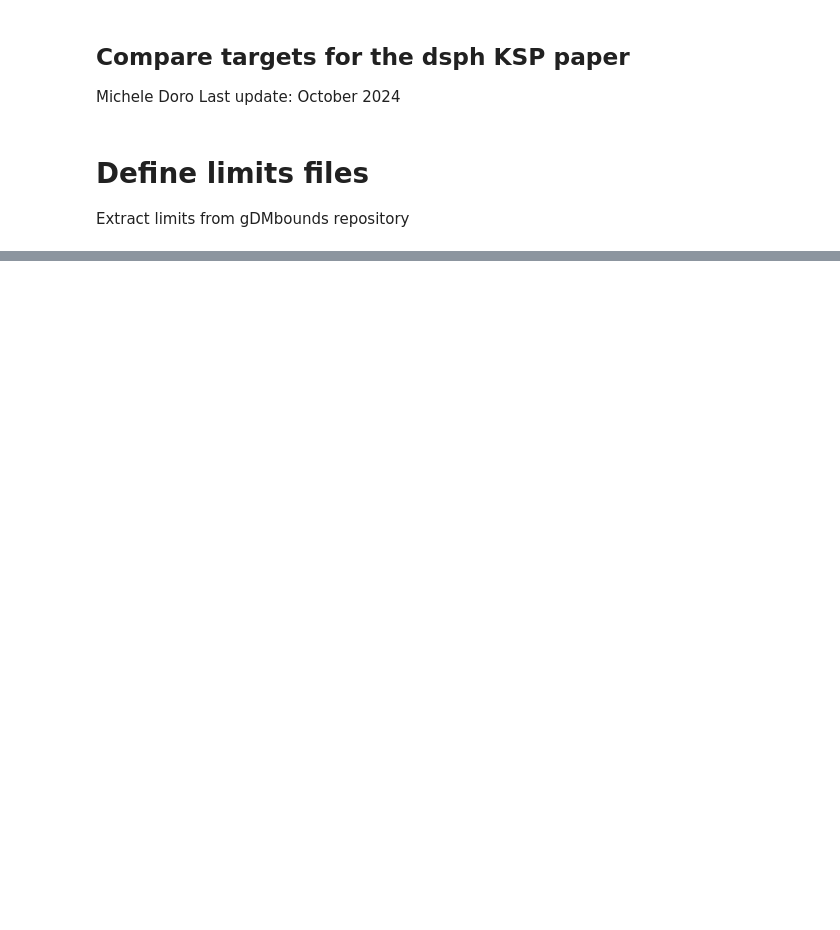
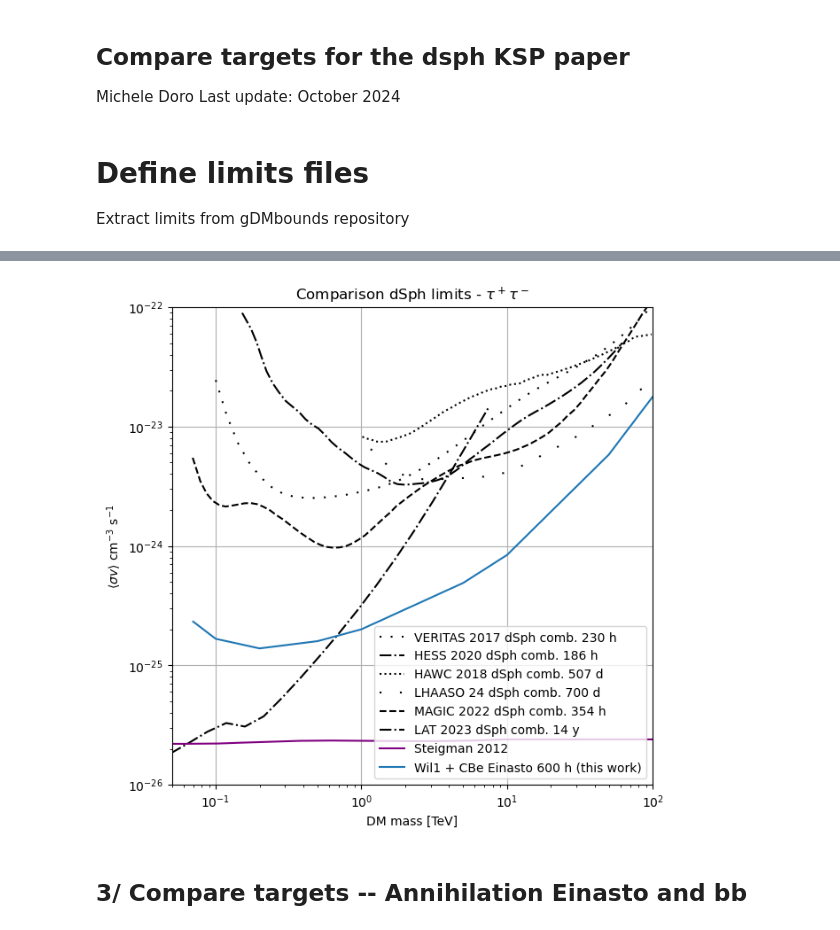
Before and after one commit to micheledoro/gDMbounds, a Jupyter notebook: sandbox/mdoro/makeplot_dsphKSP_compare_target.ipynb, the cells around one changed output, grey strips where cells are left out. Drawn from its saved outputs; the diff is of its cells as text; code cells hidden in the pictures; blank space fills up the shorter version.

```diff
--- a/sandbox/mdoro/makeplot_dsphKSP_compare_target.ipynb
+++ b/sandbox/mdoro/makeplot_dsphKSP_compare_target.ipynb
@@ -60,0 +64,42 @@ plt.legend(loc="lower right",ncol=1)
+# %%
+magic_22_mdsph_ann   = ascii.read(pathb + "magic/magic_2022_multidsph_ann_tautau.ecsv")
+hawc_18_mdsph_ann    = ascii.read(pathb + "hawc/hawc_2018_multidsph_ann_tautau_notri2.ecsv")
+hess_20_mdsph_ann    = ascii.read(pathb + "hess/hess_2020_multidsph_ann_tautau.ecsv")
+fermi_20_mdsph_ann   = ascii.read(pathb + "lat/lat_2020_multidsph_ann_tautau_oneD_frequentist.ecsv")
+fermi_23_mdsph_ann   = ascii.read(pathb + "lat/lat_2023_multidsph_ann_tautau_measured.ecsv")
+lhaaso_24_mdsph_ann  = ascii.read(pathb + "lhaaso/lhaaso_2024_multidsph_ann_tautau.ecsv")
+veritas_17_mdsph_ann = ascii.read(pathb +  "veritas/veritas_2017_multidsph_ann_tautau.ecsv")
+
+thiswork_stack_einasto_600_tautau = ascii.read(path + "sandbox/temp/dsphksp_combined_Wil1_and_CBe_Einasto_600h_tautau.csv")
+# %%
+plt.figure(figsize=(7,7))
+plt.xlabel("DM mass [TeV]")
+plt.ylabel(r"$\langle\sigma v \rangle$ cm$^{-3}$ s$^{-1}$")
+plt.xlim(5e-2,1e2)
+plt.ylim(1e-26,1e-22)
+plt.title(r'Comparison dSph limits - $\tau^+\tau^-$')
+#plt.title(r'Comparison dSph limits - $b\bar{b}$')
+
+
+plt.loglog(veritas_17_mdsph_ann['mass']*1e-3,veritas_17_mdsph_ann['sigmav'],color='k',linestyle=(0, (1, 5)),label="VERITAS 2017 dSph comb. 230 h")
+plt.loglog(hess_20_mdsph_ann['mass']*1,hess_20_mdsph_ann['sigmav'],color='k',linestyle='dashdot',label="HESS 2020 dSph comb. 186 h")
+plt.loglog(hawc_18_mdsph_ann['mass']*1,hawc_18_mdsph_ann['sigmav'],color='k',linestyle='dotted',label="HAWC 2018 dSph comb. 507 d")
+plt.loglog(lhaaso_24_mdsph_ann['mass'],lhaaso_24_mdsph_ann['sigmav'],color='k',linestyle=(0, (1, 10)),label="LHAASO 24 dSph comb. 700 d")
+plt.loglog(magic_22_mdsph_ann['mass']*1e-3,magic_22_mdsph_ann['sigmav'],color='k',linestyle='dashed',label="MAGIC 2022 dSph comb. 354 h")
+plt.loglog(fermi_23_mdsph_ann['mass']*1e-3,fermi_23_mdsph_ann['sigmav'],color='k',linestyle='dashdot',label="LAT 2023 dSph comb. 14 y")
+
+plt.loglog(steigman['mass']*1e-3,steigman['sigmav'],color='purple',label="Steigman 2012")
+#plt.fill_between(steigman['mass']*1e-3, 1e-28, steigman['sigmav'],color='tab:purple',alpha=0.2,label="Steigman 2020")
+
+plt.loglog(thiswork_stack_einasto_600_tautau['mass']*1e-3,thiswork_stack_einasto_600_tautau['sigmav'],label="Wil1 + CBe Einasto 600 h (this work)")
+
+
+plt.grid()
+#plt.legend(loc="best",ncol=2)
+plt.legend(loc="lower right",ncol=1)
+
+plt.savefig("plot_comparedsphs_Einasto_tautau.png")
+# %% [output]
+[figure, added]
+# %% [markdown]
+## 3/ Compare targets -- Annihilation Einasto and bb
```
Also changed, not shown: parts of 6 cells of this notebook, 6 other files.
